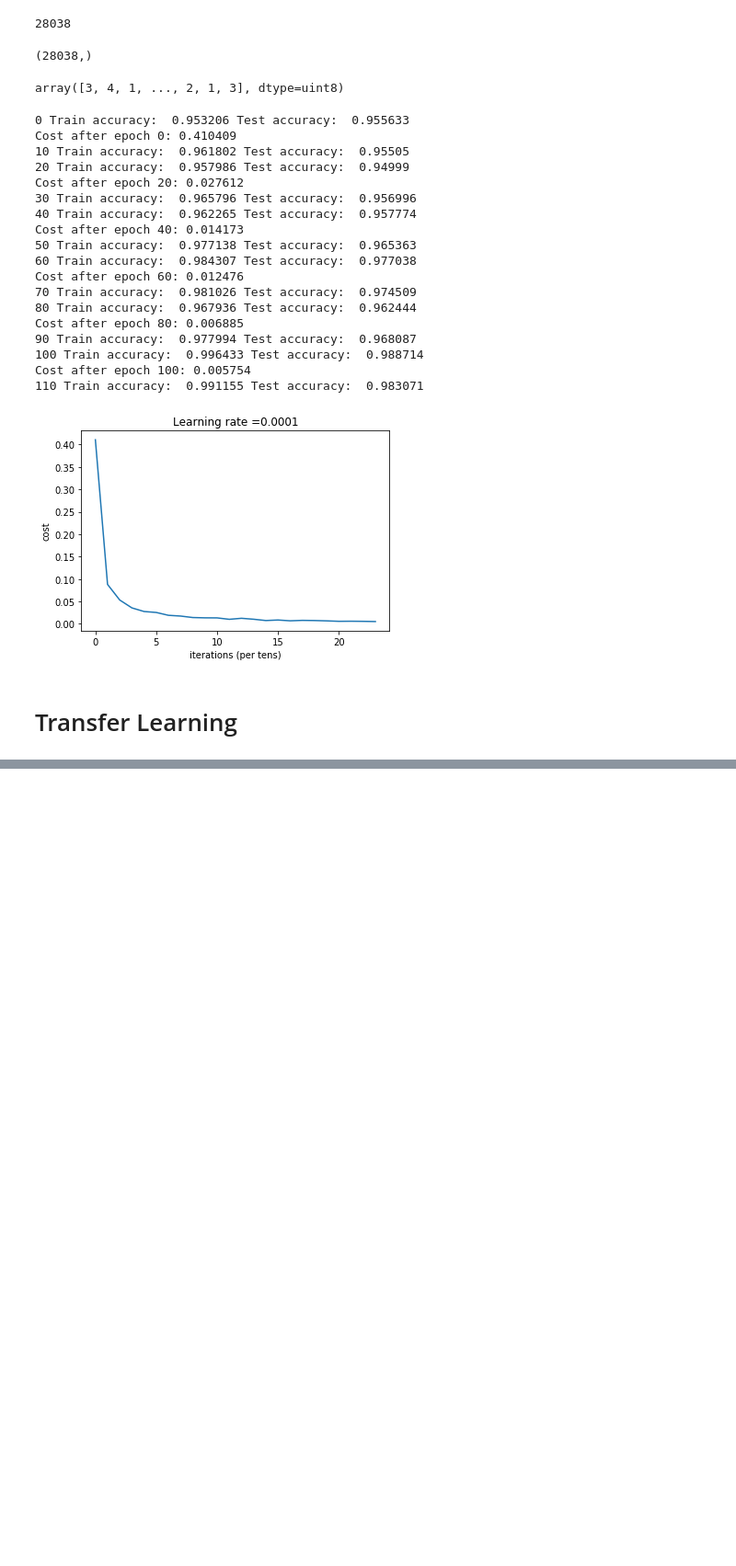
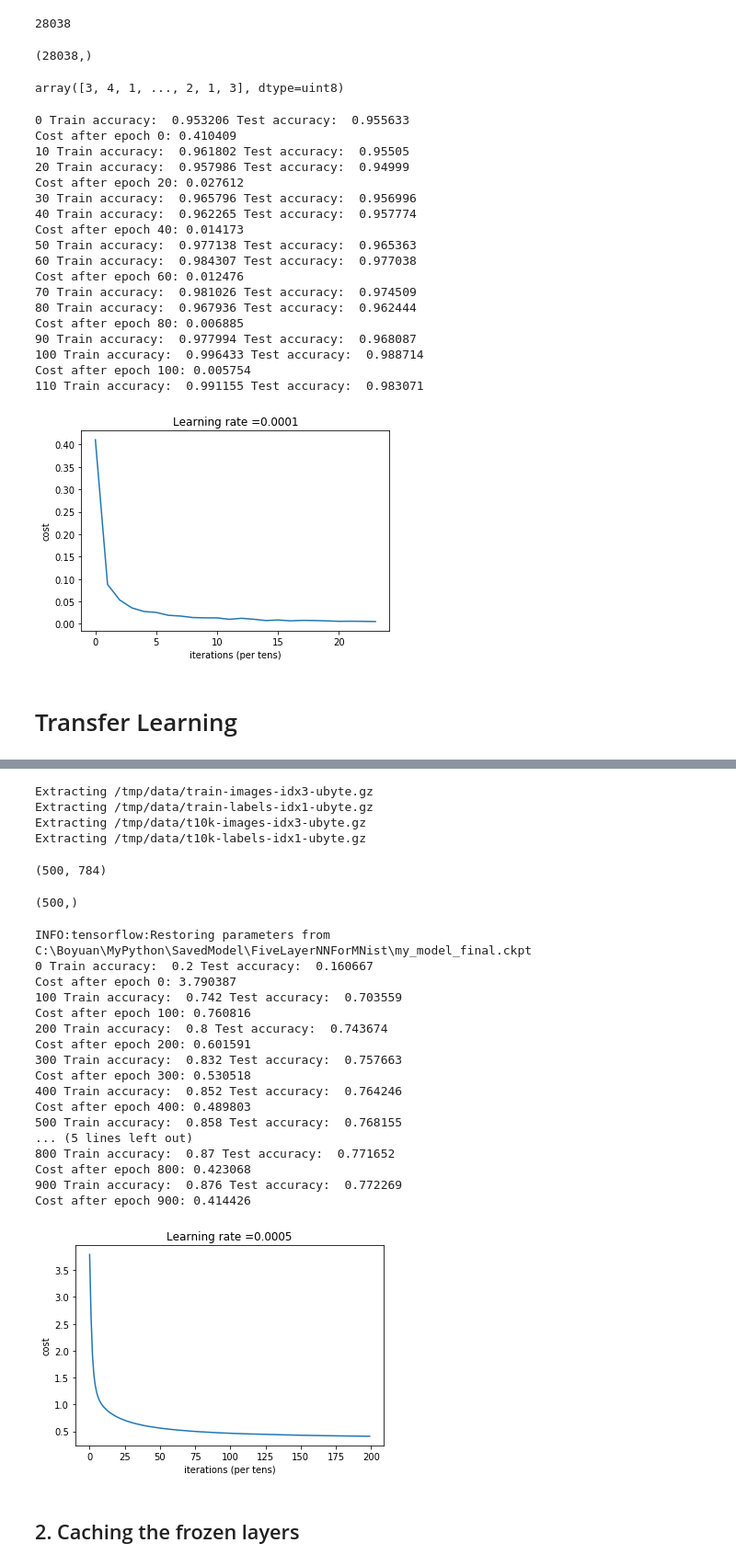
Before and after one commit to boyuanf/HandsOnML, a Jupyter notebook: Chapter_11_Traing_Deep_Neural_Nets.ipynb, the cells around one changed output, grey strips where cells are left out. Shown: that part at 92% size. Saved outputs shown, nothing was run; the diff lists cells and outputs as text; code cells hidden in the pictures; blank space fills up the shorter version.

Commit message:
resuing and freezing part of the model

```diff
--- a/Chapter_11_Traing_Deep_Neural_Nets.ipynb
+++ b/Chapter_11_Traing_Deep_Neural_Nets.ipynb
@@ -268,7 +276,7 @@ import matplotlib.pyplot as plt
 
 
 def restore_model(X_train, Y_train, X_test, Y_test, learning_rate=0.0001, regularizer_scale=0.01,
-          num_epochs=20, minibatch_size=32, print_cost=True):
+          num_epochs=300, minibatch_size=32, print_cost=True):
     (m, n_x) = X_train.shape
     costs = []                                        # To keep track of the cost
     saver = tf.train.import_meta_graph("C:\Boyuan\MyPython\SavedModel\FiveLayerNNForMNist\my_model_final.ckpt.meta")
@@ -278,10 +286,11 @@ def restore_model(X_train, Y_train, X_test, Y_test, learning_rate=0.0001, regula
     with tf.name_scope("new_loss"):
         cost = compute_cost(Z5, Y)
     with tf.name_scope("new_train"):
-        optimizer = tf.train.AdamOptimizer(learning_rate=learning_rate, name='Adam_New').minimize(cost)
+        train_vars = tf.get_collection(tf.GraphKeys.TRAINABLE_VARIABLES, scope="output_new")
+        optimizer = tf.train.AdamOptimizer(learning_rate=learning_rate, name='Adam_New')\
+                            .minimize(cost, var_list=train_vars)
     with tf.name_scope("new_eval"):
-        correct = tf.nn.in_top_k(Z5, Y, 1)
-        accuracy = tf.reduce_mean(tf.cast(correct, tf.float32))
+        accuracy = tf.get_default_graph().get_tensor_by_name("accuracy:0")
 
     # Initialize all the variables
     init = tf.global_variables_initializer()
@@ -304,12 +313,12 @@ def restore_model(X_train, Y_train, X_test, Y_test, learning_rate=0.0001, regula
                 _, minibatch_cost = sess.run([optimizer, cost], feed_dict={X: X_batch, Y: Y_batch})
                 epoch_cost += minibatch_cost / num_minibatches
 
-            if epoch % 10 == 0:
+            if epoch % 100 == 0:
                 acc_train = accuracy.eval(feed_dict={X: X_train, Y: Y_train})  # for testing, leave training param for batch_normalization() to false
                 acc_test = accuracy.eval(feed_dict={X: X_test, Y: Y_test})
                 print(epoch, "Train accuracy: ", acc_train, "Test accuracy: ", acc_test)
             # Print the cost every epoch
-            if print_cost is True and epoch % 20 == 0:
+            if print_cost is True and epoch % 100 == 0:
                 print ("Cost after epoch %i: %f" % (epoch, epoch_cost))
             if print_cost is True and epoch % 5 == 0:
                 costs.append(epoch_cost)
@@ -334,0 +334,61 @@ Cost after epoch 0: 0.252363
+# %%
+from tensorflow.examples.tutorials.mnist import input_data
+
+mnist = input_data.read_data_sets("/tmp/data/")
+X_train2_full = mnist.train.images[mnist.train.labels >= 5]
+y_train2_full = mnist.train.labels[mnist.train.labels >= 5] - 5
+X_valid2_full = mnist.validation.images[mnist.validation.labels >= 5]
+y_valid2_full = mnist.validation.labels[mnist.validation.labels >= 5] - 5
+X_test2 = mnist.test.images[mnist.test.labels >= 5]
+y_test2 = mnist.test.labels[mnist.test.labels >= 5] - 5
+# %% [output]
+Extracting /tmp/data/train-images-idx3-ubyte.gz
+Extracting /tmp/data/train-labels-idx1-ubyte.gz
+Extracting /tmp/data/t10k-images-idx3-ubyte.gz
+Extracting /tmp/data/t10k-labels-idx1-ubyte.gz
+# %%
+def sample_n_instance_per_class(X, y, n=100):
+    Xs, ys = [], []
+    for label in np.unique(y):
+        index = (y == label)
+        X_index = X[index][:n]
+        y_index = y[index][:n]
+        Xs.append(X_index)
+        ys.append(y_index)
+    return np.concatenate(Xs), np.concatenate(ys)
+# %%
+X_train2, y_train2 = sample_n_instance_per_class(X_train2_full, y_train2_full, n=100)
+X_valid2, y_valid2 = sample_n_instance_per_class(X_valid2_full, y_valid2_full, 30)
+# %%
+X_train2.shape
+# %% [output]
+(500, 784)
+# %%
+y_train2.shape
+# %% [output]
+(500,)
+# %%
+reset_graph()
+
+restore_model(X_train2, y_train2, X_test2, y_test2, num_epochs=1000, minibatch_size=24, learning_rate=0.0005)
+# %% [output]
+INFO:tensorflow:Restoring parameters from C:\Boyuan\MyPython\SavedModel\FiveLayerNNForMNist\my_model_final.ckpt
+0 Train accuracy:  0.2 Test accuracy:  0.160667
+Cost after epoch 0: 3.790387
+100 Train accuracy:  0.742 Test accuracy:  0.703559
+Cost after epoch 100: 0.760816
+200 Train accuracy:  0.8 Test accuracy:  0.743674
+Cost after epoch 200: 0.601591
+300 Train accuracy:  0.832 Test accuracy:  0.757663
+Cost after epoch 300: 0.530518
+400 Train accuracy:  0.852 Test accuracy:  0.764246
+Cost after epoch 400: 0.489803
+500 Train accuracy:  0.858 Test accuracy:  0.768155
+... (5 lines left out)
+800 Train accuracy:  0.87 Test accuracy:  0.771652
+Cost after epoch 800: 0.423068
+900 Train accuracy:  0.876 Test accuracy:  0.772269
+Cost after epoch 900: 0.414426
+[figure, added]
+# %% [markdown]
+## 2. Caching the frozen layers ##
```
Also changed, not shown: parts of 4 cells of this notebook.
